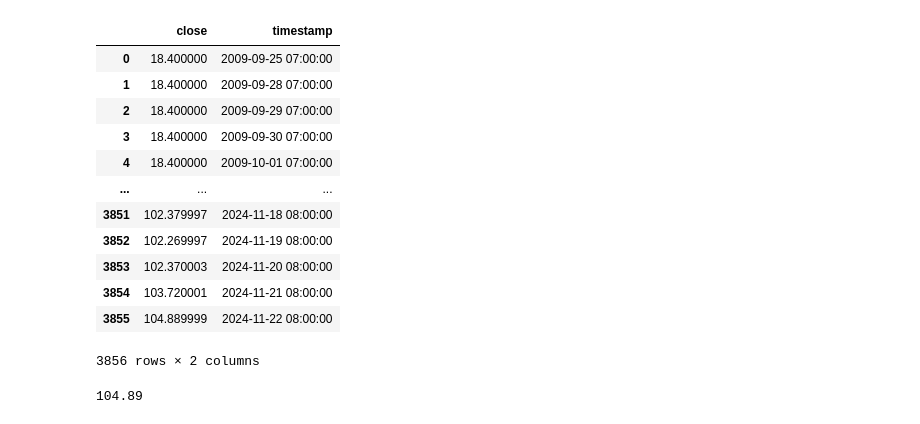
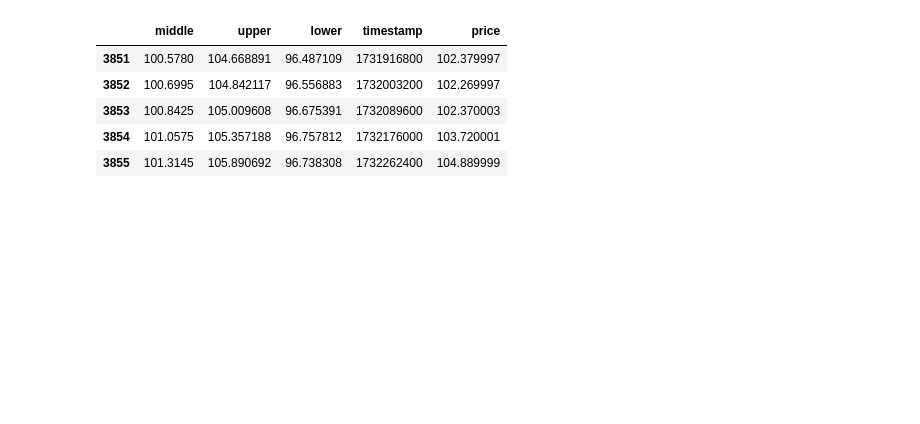
Before and after one commit to tsilicani/swda-etf-crash-alert, a Jupyter notebook: nb.ipynb, the cells around one changed output. Drawn from its saved outputs; the diff is of its cells as text; code cells hidden in the pictures; blank space fills up the shorter version.

```diff
--- a/nb.ipynb
+++ b/nb.ipynb
@@ -28,0 +1,4 @@ df['timestamp'] = pd.to_datetime(df['timestamp'], unit='s')
+# %%
+from handler import get_current_data
+
+current_price, close, ts = get_current_data()
@@ -28,0 +9,9 @@ df['timestamp'] = pd.to_datetime(df['timestamp'], unit='s')
+# %%
+from handler import calculate_bbands_series
+import pandas as pd
+
+bands = calculate_bbands_series(
+    prices=close,
+    timestamps=ts,
+)
+df = pd.DataFrame(bands)
@@ -29,20 +27,9 @@ df['timestamp'] = pd.to_datetime(df['timestamp'], unit='s')
 # %%
-df
+df.tail()
 # %% [output]
-|  | close | timestamp |
-| 0 | 18.400000 | 2009-09-25 07:00:00 |
-| 1 | 18.400000 | 2009-09-28 07:00:00 |
-| 2 | 18.400000 | 2009-09-29 07:00:00 |
-| 3 | 18.400000 | 2009-09-30 07:00:00 |
-| 4 | 18.400000 | 2009-10-01 07:00:00 |
-| ... | ... | ... |
-| 3851 | 102.379997 | 2024-11-18 08:00:00 |
-| 3852 | 102.269997 | 2024-11-19 08:00:00 |
-| 3853 | 102.370003 | 2024-11-20 08:00:00 |
-| 3854 | 103.720001 | 2024-11-21 08:00:00 |
-| 3855 | 104.889999 | 2024-11-22 08:00:00 |
+|  | middle | upper | lower | timestamp | price |
+| 3851 | 100.5780 | 104.668891 | 96.487109 | 1731916800 | 102.379997 |
+| 3852 | 100.6995 | 104.842117 | 96.556883 | 1732003200 | 102.269997 |
+| 3853 | 100.8425 | 105.009608 | 96.675391 | 1732089600 | 102.370003 |
+| 3854 | 101.0575 | 105.357188 | 96.757812 | 1732176000 | 103.720001 |
+| 3855 | 101.3145 | 105.890692 | 96.738308 | 1732262400 | 104.889999 |
-3856 rows × 2 columns
-# %%
-current_price
-# %% [output]
-104.89
```
Also changed, not shown: parts of 6 cells of this notebook, 8 other files.
